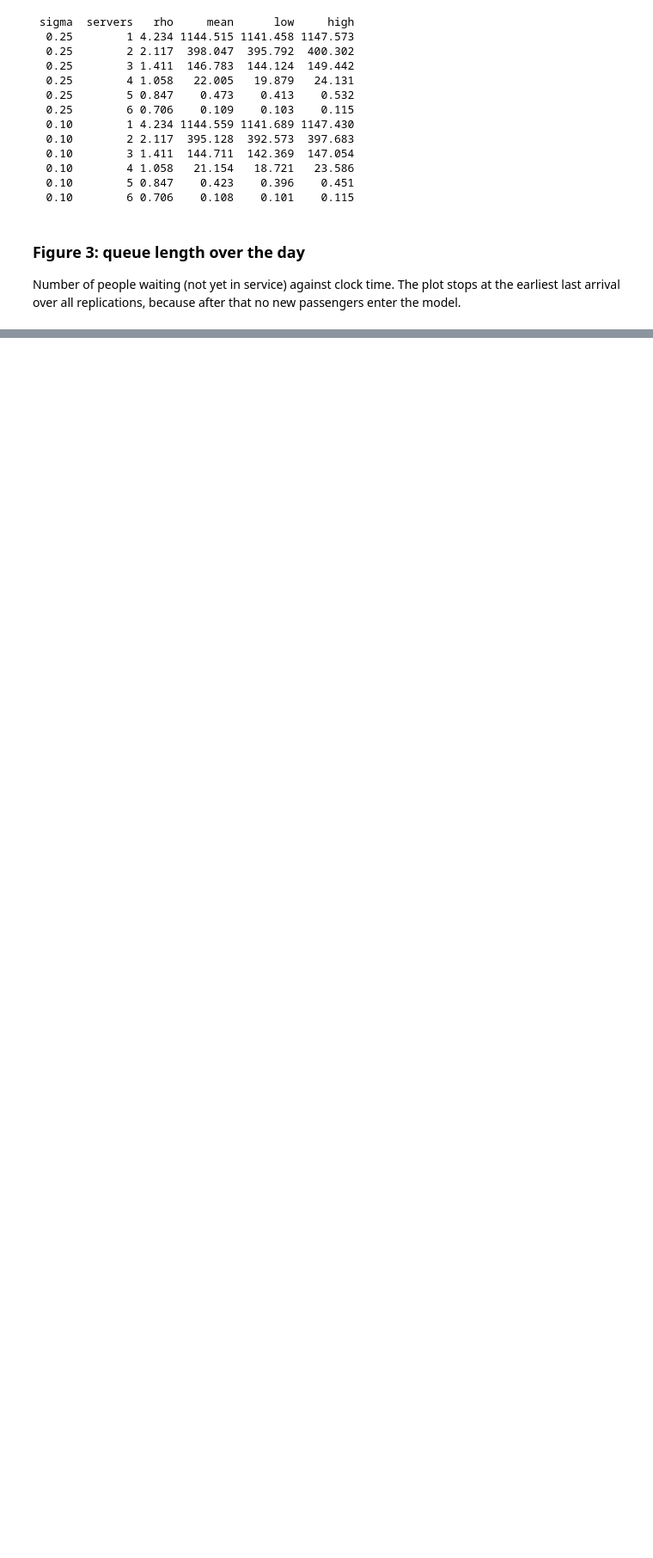
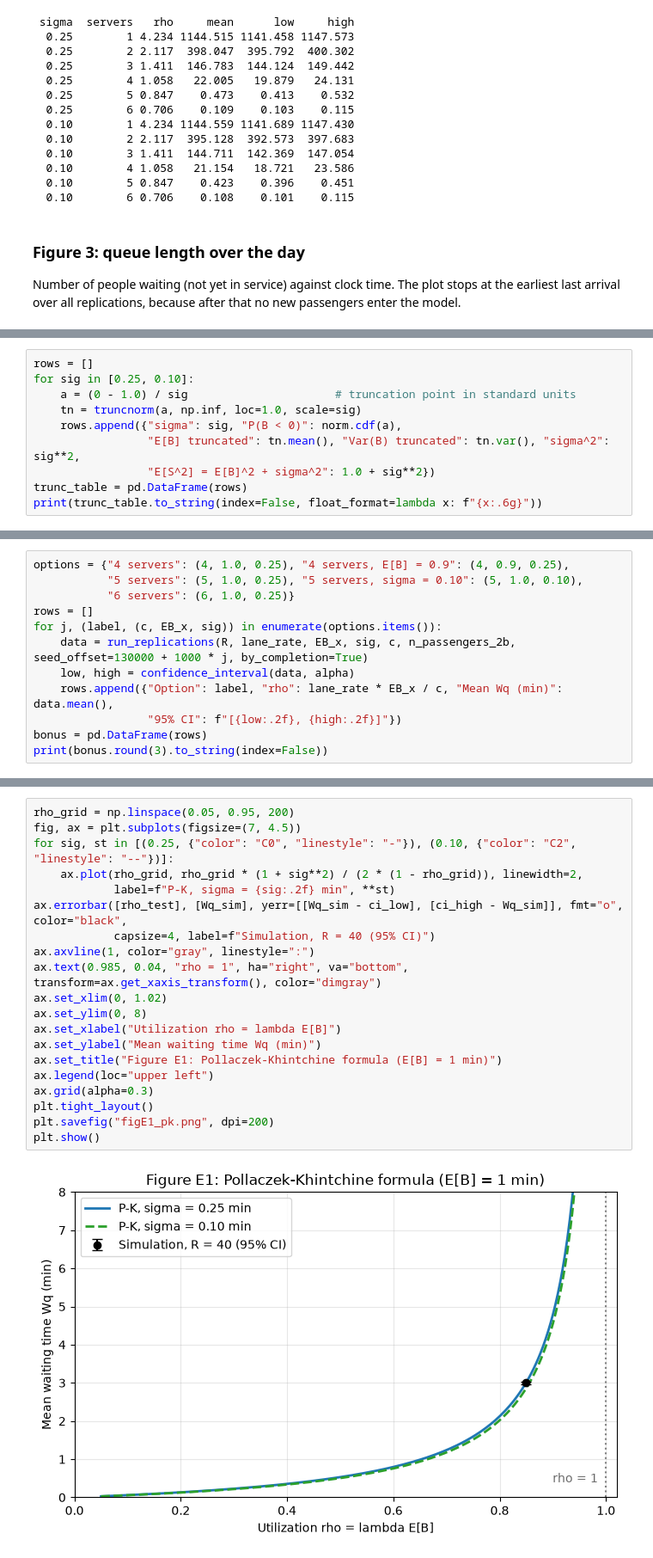
Before and after one commit to MonAmsTeB/StochasticAssignment, a Jupyter notebook: Assignment_2_extra_figures.ipynb, the cells around one changed output, grey strips where cells are left out. Shown at 86% size. Cells and saved outputs as stored; diff of their text form; blank space fills up the shorter version.

```diff
--- a/Assignment_2_extra_figures.ipynb
+++ b/Assignment_2_extra_figures.ipynb
@@ -507,0 +525,10 @@ plt.show()
+# %%
+rows = []
+for sig in [0.25, 0.10]:
+    a = (0 - 1.0) / sig                      # truncation point in standard units
+    tn = truncnorm(a, np.inf, loc=1.0, scale=sig)
+    rows.append({"sigma": sig, "P(B < 0)": norm.cdf(a),
+                 "E[B] truncated": tn.mean(), "Var(B) truncated": tn.var(), "sigma^2": sig**2,
+                 "E[S^2] = E[B]^2 + sigma^2": 1.0 + sig**2})
+trunc_table = pd.DataFrame(rows)
+print(trunc_table.to_string(index=False, float_format=lambda x: f"{x:.6g}"))
@@ -507,0 +759,12 @@ plt.show()
+# %%
+options = {"4 servers": (4, 1.0, 0.25), "4 servers, E[B] = 0.9": (4, 0.9, 0.25),
+           "5 servers": (5, 1.0, 0.25), "5 servers, sigma = 0.10": (5, 1.0, 0.10),
+           "6 servers": (6, 1.0, 0.25)}
+rows = []
+for j, (label, (c, EB_x, sig)) in enumerate(options.items()):
+    data = run_replications(R, lane_rate, EB_x, sig, c, n_passengers_2b, seed_offset=130000 + 1000 * j, by_completion=True)
+    low, high = confidence_interval(data, alpha)
+    rows.append({"Option": label, "rho": lane_rate * EB_x / c, "Mean Wq (min)": data.mean(),
+                 "95% CI": f"[{low:.2f}, {high:.2f}]"})
+bonus = pd.DataFrame(rows)
+print(bonus.round(3).to_string(index=False))
@@ -507,0 +780,22 @@ plt.show()
+# %%
+rho_grid = np.linspace(0.05, 0.95, 200)
+fig, ax = plt.subplots(figsize=(7, 4.5))
+for sig, st in [(0.25, {"color": "C0", "linestyle": "-"}), (0.10, {"color": "C2", "linestyle": "--"})]:
+    ax.plot(rho_grid, rho_grid * (1 + sig**2) / (2 * (1 - rho_grid)), linewidth=2,
+            label=f"P-K, sigma = {sig:.2f} min", **st)
+ax.errorbar([rho_test], [Wq_sim], yerr=[[Wq_sim - ci_low], [ci_high - Wq_sim]], fmt="o", color="black",
+            capsize=4, label=f"Simulation, R = 40 (95% CI)")
+ax.axvline(1, color="gray", linestyle=":")
+ax.text(0.985, 0.04, "rho = 1", ha="right", va="bottom", transform=ax.get_xaxis_transform(), color="dimgray")
+ax.set_xlim(0, 1.02)
+ax.set_ylim(0, 8)
+ax.set_xlabel("Utilization rho = lambda E[B]")
+ax.set_ylabel("Mean waiting time Wq (min)")
+ax.set_title("Figure E1: Pollaczek-Khintchine formula (E[B] = 1 min)")
+ax.legend(loc="upper left")
+ax.grid(alpha=0.3)
+plt.tight_layout()
+plt.savefig("figE1_pk.png", dpi=200)
+plt.show()
+# %% [output]
+[figure, added]
```
Also changed, not shown: parts of 26 cells of this notebook, 4 other files.
